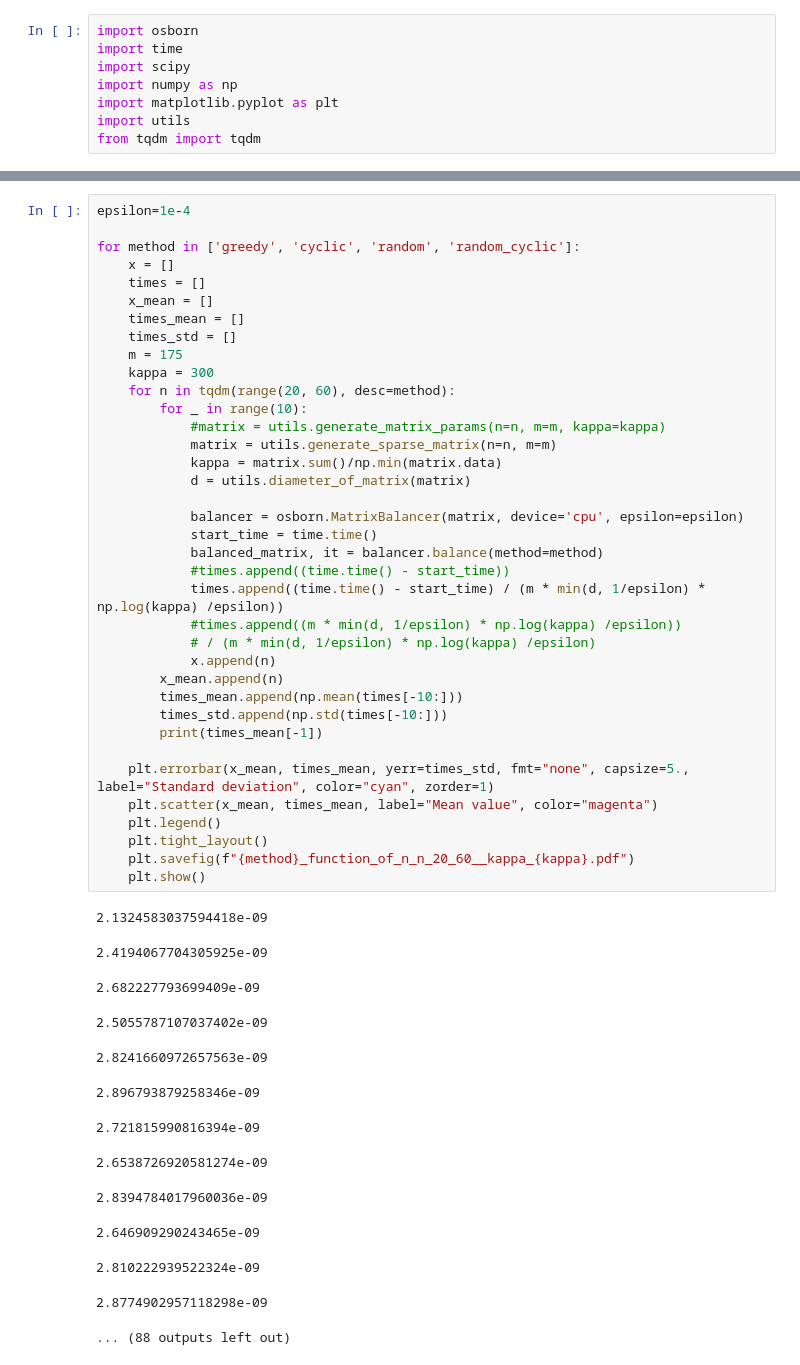
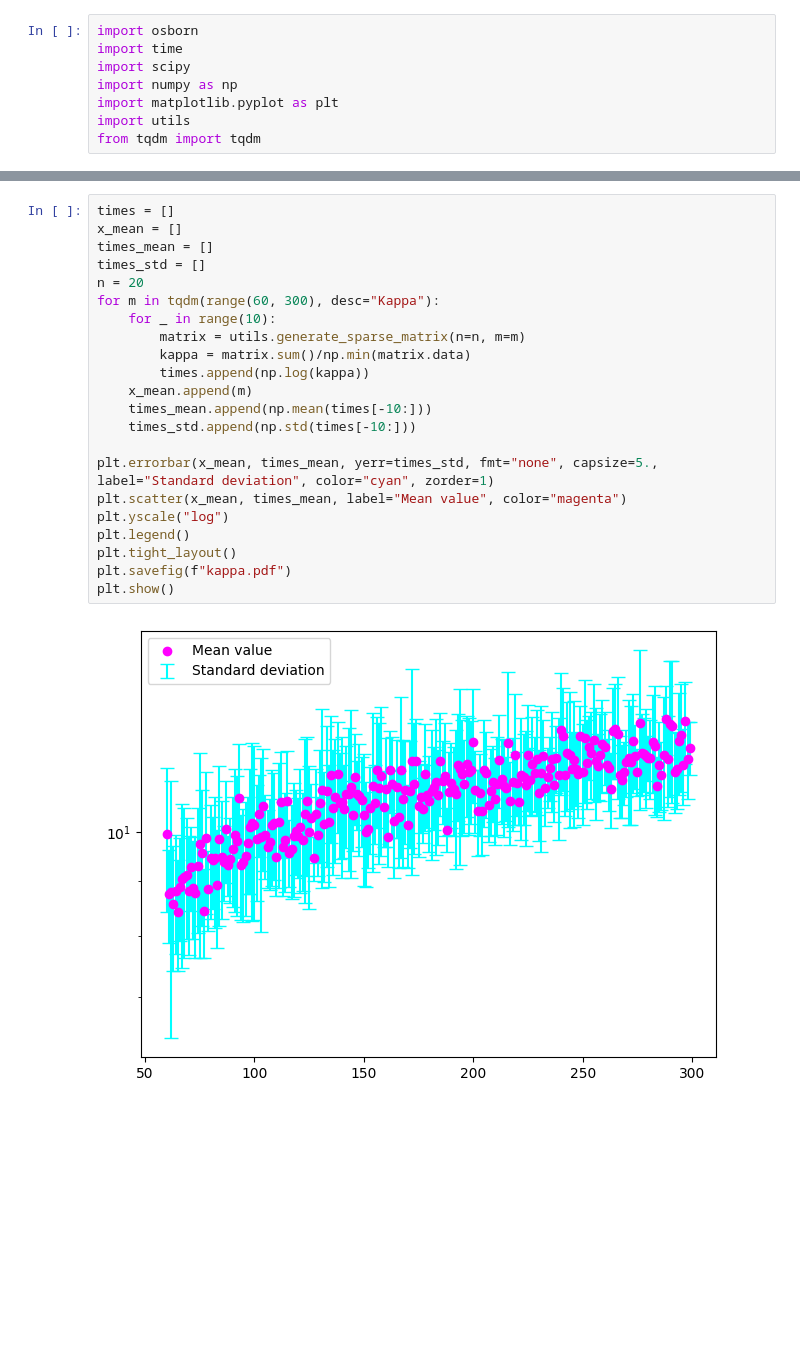
Before and after one commit to alexicanesse/Near-linear-convergence-of-the-Random-Osborne-algorithm-for-Matrix-Balancing, a Jupyter notebook: experiments.ipynb, the cells around one changed output, grey strips where cells are left out. Drawn from its saved outputs; the diff is of its cells as text; blank space fills up the shorter version.

```diff
--- a/experiments.ipynb
+++ b/experiments.ipynb
@@ -48,52 +102,25 @@ plt.show()
 # %%
-epsilon=1e-4
+times = []
+x_mean = []
+times_mean = []
+times_std = []
+n = 20
+for m in tqdm(range(60, 300), desc="Kappa"):
+    for _ in range(10):
+        matrix = utils.generate_sparse_matrix(n=n, m=m)
+        kappa = matrix.sum()/np.min(matrix.data)
+        times.append(np.log(kappa))
+    x_mean.append(m)
+    times_mean.append(np.mean(times[-10:]))
+    times_std.append(np.std(times[-10:]))
 
-for method in ['greedy', 'cyclic', 'random', 'random_cyclic']:
-    x = []
-    times = []
-    x_mean = []
-    times_mean = []
-    times_std = []
-    m = 175
-    kappa = 300
-    for n in tqdm(range(20, 60), desc=method):
-        for _ in range(10):
-            #matrix = utils.generate_matrix_params(n=n, m=m, kappa=kappa)
-            matrix = utils.generate_sparse_matrix(n=n, m=m)
-            kappa = matrix.sum()/np.min(matrix.data)
-            d = utils.diameter_of_matrix(matrix)
-
-            balancer = osborn.MatrixBalancer(matrix, device='cpu', epsilon=epsilon)
-            start_time = time.time()
-            balanced_matrix, it = balancer.balance(method=method)
-            #times.append((time.time() - start_time))
-            times.append((time.time() - start_time) / (m * min(d, 1/epsilon) * np.log(kappa) /epsilon))
-            #times.append((m * min(d, 1/epsilon) * np.log(kappa) /epsilon))
-            # / (m * min(d, 1/epsilon) * np.log(kappa) /epsilon)
-            x.append(n)
-        x_mean.append(n)
-        times_mean.append(np.mean(times[-10:]))
-        times_std.append(np.std(times[-10:]))
-        print(times_mean[-1])
-
-    plt.errorbar(x_mean, times_mean, yerr=times_std, fmt="none", capsize=5., label="Standard deviation", color="cyan", zorder=1)
-    plt.scatter(x_mean, times_mean, label="Mean value", color="magenta")
-    plt.legend()
-    plt.tight_layout()
-    plt.savefig(f"{method}_function_of_n_n_20_60__kappa_{kappa}.pdf")
-    plt.show()
+plt.errorbar(x_mean, times_mean, yerr=times_std, fmt="none", capsize=5., label="Standard deviation", color="cyan", zorder=1)
+plt.scatter(x_mean, times_mean, label="Mean value", color="magenta")
+plt.yscale("log")
+plt.legend()
+plt.tight_layout()
+plt.savefig(f"kappa.pdf")
+plt.show()
 # %% [output]
-2.1324583037594418e-09
-2.4194067704305925e-09
-2.682227793699409e-09
-2.5055787107037402e-09
-2.8241660972657563e-09
-2.896793879258346e-09
-2.721815990816394e-09
-2.6538726920581274e-09
-2.8394784017960036e-09
-2.646909290243465e-09
-2.810222939522324e-09
-2.8774902957118298e-09
-... (88 outputs left out)
+[figure, added]
 # %%
```
Also changed, not shown: parts of 8 cells of this notebook.
